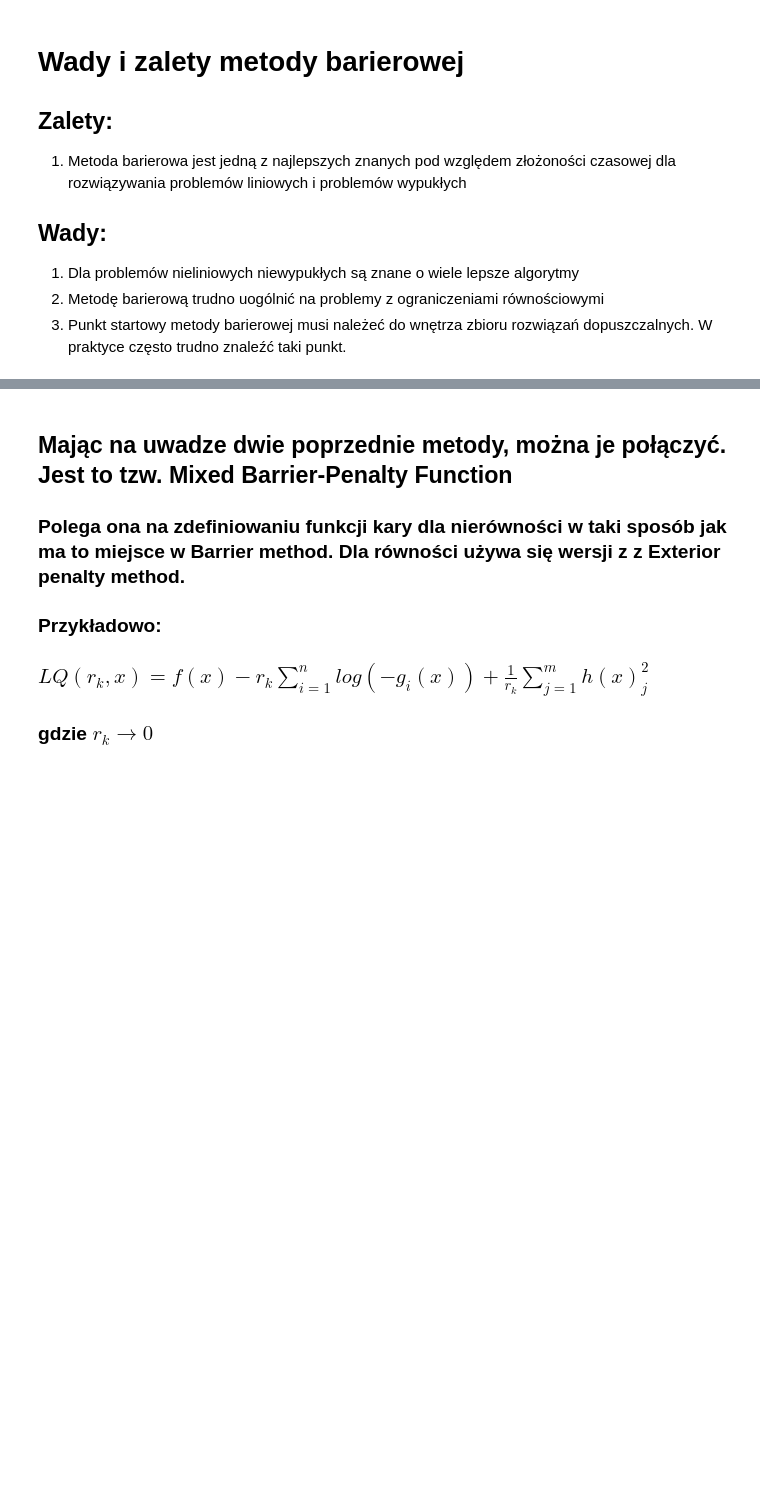
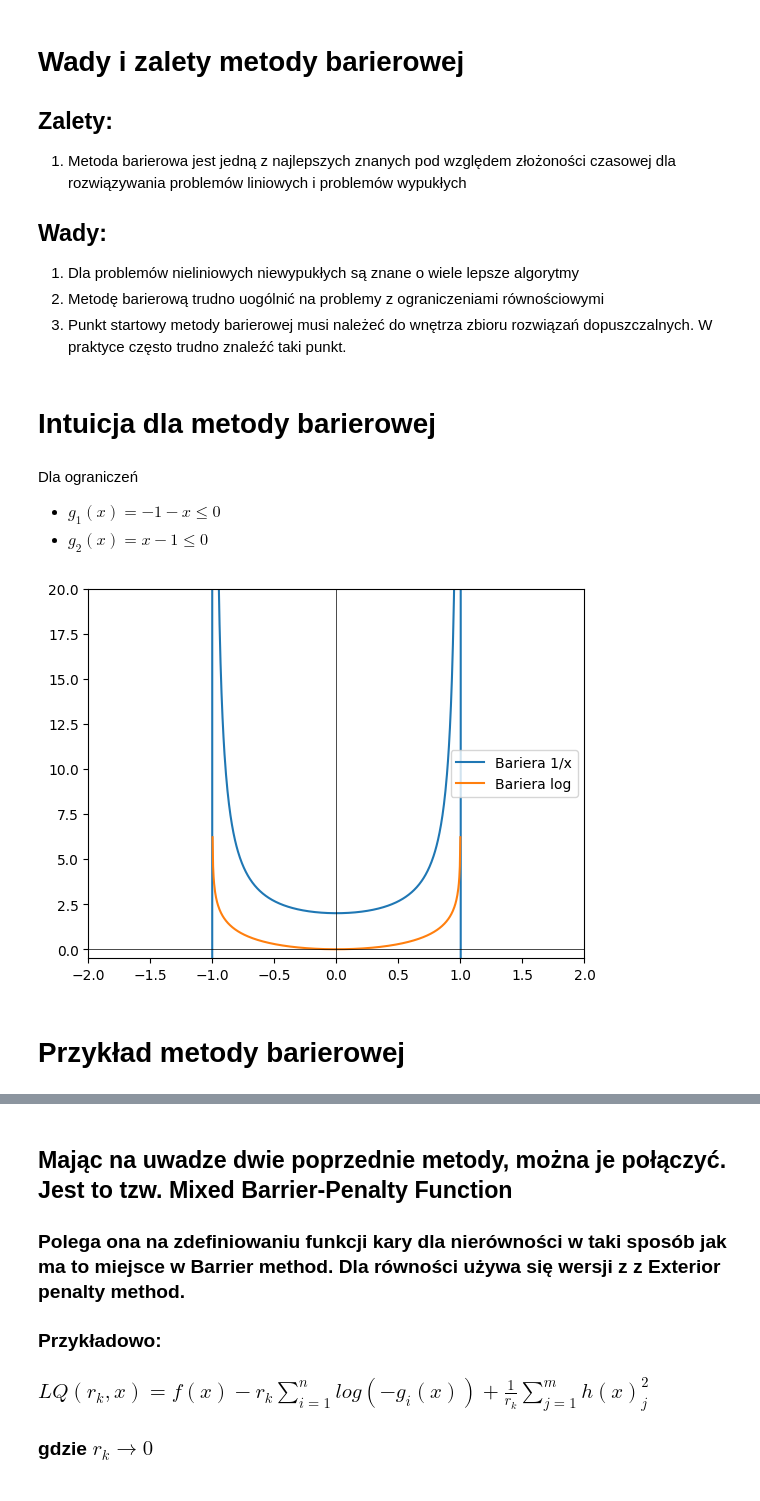
Before and after one commit to mateuuszzzzz/metody_optymalizacji, a Jupyter notebook: penalty_functions.ipynb, the cells around one changed output, grey strips where cells are left out. Saved outputs shown, nothing was run; the diff lists cells and outputs as text; code cells hidden in the pictures; blank space fills up the shorter version.

Commit message:
Add barrier method example

```diff
--- a/penalty_functions.ipynb
+++ b/penalty_functions.ipynb
@@ -411,3 +412,17 @@ Zauważmy, że $\mu_k \rightarrow 0$.
 1. Dla problemów nieliniowych niewypukłych są znane o wiele lepsze algorytmy
 2. Metodę barierową trudno uogólnić na problemy z ograniczeniami równościowymi
 3. Punkt startowy metody barierowej musi należeć do wnętrza zbioru rozwiązań dopuszczalnych. W praktyce często trudno znaleźć taki punkt.
+# %% [markdown]
+# Intuicja dla metody barierowej
+# %% [markdown]
+Dla ograniczeń
+
+- $g_1(x)=-1-x\leq 0$
+- $g_2(x)=x-1 \leq 0$
+# %%
+import demos_barrier
+demos_barrier.show_barrier_function()
+# %% [output]
+[figure, added]
+# %% [markdown]
+# Przykład metody barierowej
```
Also changed, not shown: parts of 7 cells of this notebook, 1 other file.
